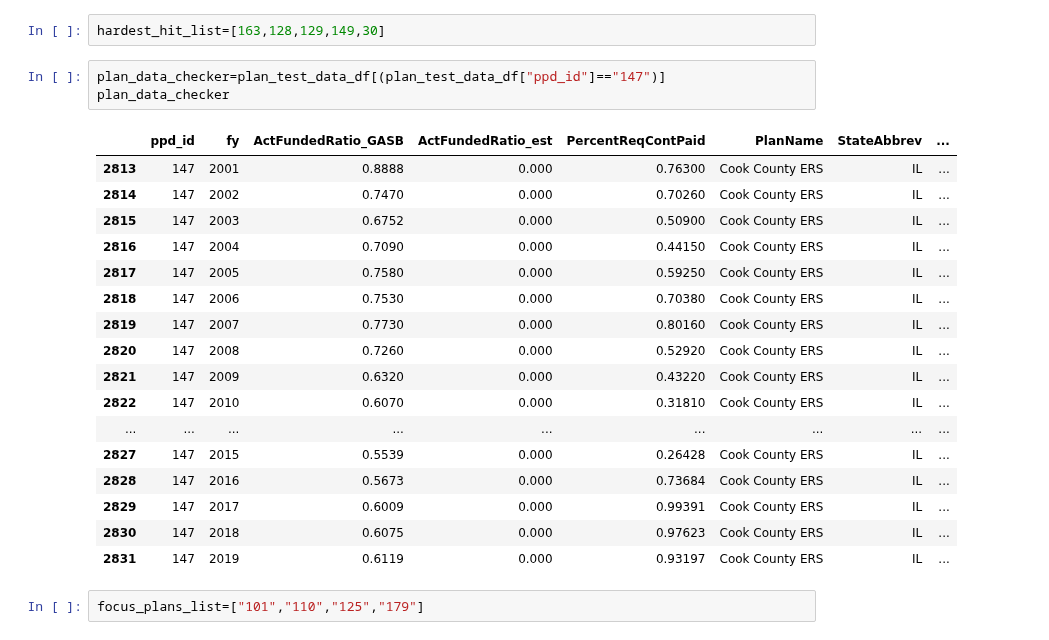
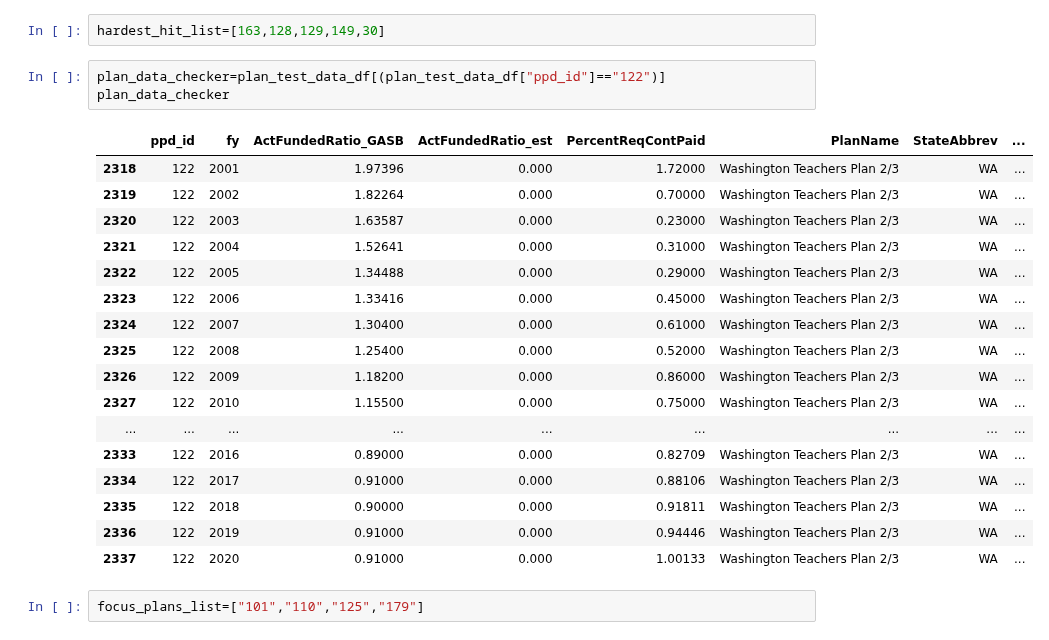
Before and after one commit to DeltaDeutsch/PPD-Group-Project, a Jupyter notebook: PPD Group Project.ipynb, the cells around one changed output. Saved outputs shown, nothing was run; the diff lists cells and outputs as text.

```diff
--- a/PPD Group Project.ipynb
+++ b/PPD Group Project.ipynb
@@ -517,26 +591,26 @@ Name: delta_plan, dtype: float64
 # %%
 hardest_hit_list=[163,128,129,149,30]
 # %%
-plan_data_checker=plan_test_data_df[(plan_test_data_df["ppd_id"]=="147")]
+plan_data_checker=plan_test_data_df[(plan_test_data_df["ppd_id"]=="122")]
 plan_data_checker
 # %% [output]
 |  | ppd_id | fy | ActFundedRatio_GASB | ActFundedRatio_est | PercentReqContPaid | PlanName | StateAbbrev | ... |
-| 2813 | 147 | 2001 | 0.8888 | 0.000 | 0.76300 | Cook County ERS | IL | ... |
-| 2814 | 147 | 2002 | 0.7470 | 0.000 | 0.70260 | Cook County ERS | IL | ... |
-| 2815 | 147 | 2003 | 0.6752 | 0.000 | 0.50900 | Cook County ERS | IL | ... |
-| 2816 | 147 | 2004 | 0.7090 | 0.000 | 0.44150 | Cook County ERS | IL | ... |
-| 2817 | 147 | 2005 | 0.7580 | 0.000 | 0.59250 | Cook County ERS | IL | ... |
-| 2818 | 147 | 2006 | 0.7530 | 0.000 | 0.70380 | Cook County ERS | IL | ... |
-| 2819 | 147 | 2007 | 0.7730 | 0.000 | 0.80160 | Cook County ERS | IL | ... |
-| 2820 | 147 | 2008 | 0.7260 | 0.000 | 0.52920 | Cook County ERS | IL | ... |
-| 2821 | 147 | 2009 | 0.6320 | 0.000 | 0.43220 | Cook County ERS | IL | ... |
-| 2822 | 147 | 2010 | 0.6070 | 0.000 | 0.31810 | Cook County ERS | IL | ... |
+| 2318 | 122 | 2001 | 1.97396 | 0.000 | 1.72000 | Washington Teachers Plan 2/3 | WA | ... |
+| 2319 | 122 | 2002 | 1.82264 | 0.000 | 0.70000 | Washington Teachers Plan 2/3 | WA | ... |
+| 2320 | 122 | 2003 | 1.63587 | 0.000 | 0.23000 | Washington Teachers Plan 2/3 | WA | ... |
+| 2321 | 122 | 2004 | 1.52641 | 0.000 | 0.31000 | Washington Teachers Plan 2/3 | WA | ... |
+| 2322 | 122 | 2005 | 1.34488 | 0.000 | 0.29000 | Washington Teachers Plan 2/3 | WA | ... |
+| 2323 | 122 | 2006 | 1.33416 | 0.000 | 0.45000 | Washington Teachers Plan 2/3 | WA | ... |
+| 2324 | 122 | 2007 | 1.30400 | 0.000 | 0.61000 | Washington Teachers Plan 2/3 | WA | ... |
+| 2325 | 122 | 2008 | 1.25400 | 0.000 | 0.52000 | Washington Teachers Plan 2/3 | WA | ... |
+| 2326 | 122 | 2009 | 1.18200 | 0.000 | 0.86000 | Washington Teachers Plan 2/3 | WA | ... |
+| 2327 | 122 | 2010 | 1.15500 | 0.000 | 0.75000 | Washington Teachers Plan 2/3 | WA | ... |
 | ... | ... | ... | ... | ... | ... | ... | ... | ... |
-| 2827 | 147 | 2015 | 0.5539 | 0.000 | 0.26428 | Cook County ERS | IL | ... |
-| 2828 | 147 | 2016 | 0.5673 | 0.000 | 0.73684 | Cook County ERS | IL | ... |
-| 2829 | 147 | 2017 | 0.6009 | 0.000 | 0.99391 | Cook County ERS | IL | ... |
-| 2830 | 147 | 2018 | 0.6075 | 0.000 | 0.97623 | Cook County ERS | IL | ... |
-| 2831 | 147 | 2019 | 0.6119 | 0.000 | 0.93197 | Cook County ERS | IL | ... |
+| 2333 | 122 | 2016 | 0.89000 | 0.000 | 0.82709 | Washington Teachers Plan 2/3 | WA | ... |
+| 2334 | 122 | 2017 | 0.91000 | 0.000 | 0.88106 | Washington Teachers Plan 2/3 | WA | ... |
+| 2335 | 122 | 2018 | 0.90000 | 0.000 | 0.91811 | Washington Teachers Plan 2/3 | WA | ... |
+| 2336 | 122 | 2019 | 0.91000 | 0.000 | 0.94446 | Washington Teachers Plan 2/3 | WA | ... |
+| 2337 | 122 | 2020 | 0.91000 | 0.000 | 1.00133 | Washington Teachers Plan 2/3 | WA | ... |
 # %%
 focus_plans_list=["101","110","125","179"]
 # %%
```
Also changed, not shown: parts of 7 cells of this notebook.
